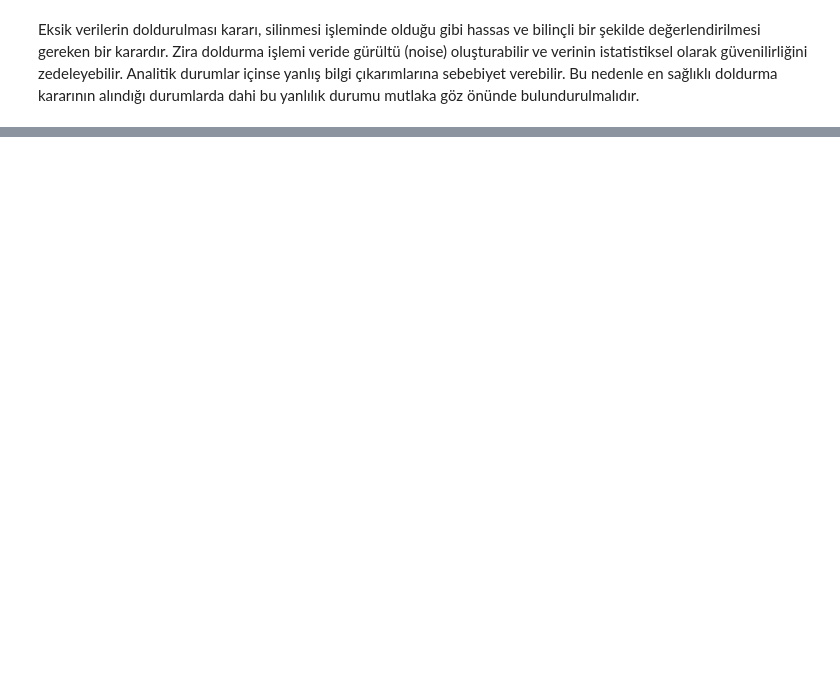
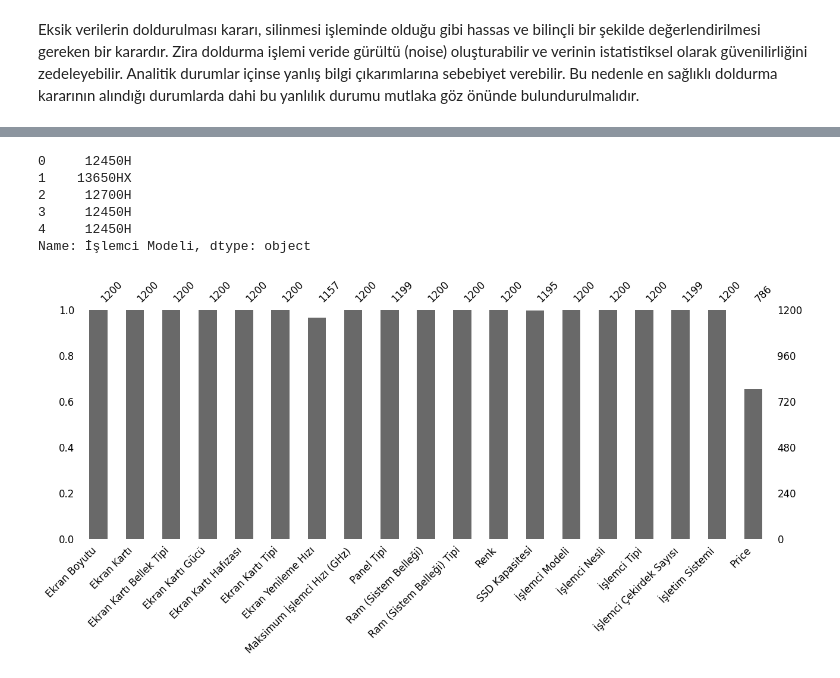
Before and after one commit to ikriyusuf/Laptop-Price-Prediction, a Jupyter notebook: data_manipulation.ipynb, the cells around one changed output, grey strips where cells are left out. Cells and saved outputs as stored; diff of their text form; code cells hidden in the pictures; blank space fills up the shorter version.

```diff
--- a/data_manipulation.ipynb
+++ b/data_manipulation.ipynb
@@ -136,0 +152,3 @@ Döngü içerisinde, mevcut kolon ismi categorical_features içerisinde bulunuyo
+# %%
+# Temizlenmiş Excel dosyasını yükleyelim
+df = pd.read_excel('cleaned_data.xlsx')
@@ -329,0 +781,9 @@ msno.bar(df = df_fillna,
+# %%
+# "Ekran Yenileme Hızı" sütununun ortalama (mean) değerini hesaplayalım
+mode_ekran_yenileme = df_fillna['Ekran Yenileme Hızı'].mode()
+print(mode_ekran_yenileme)
+
+# Ekran Yenileme Hızı sütunundaki eksik değerleri ortalama değer ile dolduralım
+df_fillna['Ekran Yenileme Hızı'].fillna(value=mode_ekran_yenileme, inplace=True)
+
+save_to_excel(df = df_fillna)
@@ -329,0 +824,3 @@ msno.bar(df = df_fillna,
+# %%
+df_fillna.drop(columns="Hard Disk Kapasitesi", axis=1, inplace=True)
+save_to_excel(df= df_fillna)
@@ -331,0 +853,21 @@ list(df_fillna.columns)
+# %%
+# 'Belirtilmemiş' değerlerini boş string ("") ile değiştirme
+df_fillna["İşlemci Modeli"] = df_fillna["İşlemci Modeli"].replace("Belirtilmemiş", "")
+
+# Boş stringleri NaN ile değiştirelim ki fillna() kullanabilelim
+df_fillna['İşlemci Modeli'].replace("", pd.NA, inplace=True)
+
+# 'İşlemci Modeli' sütunundaki en sık tekrar eden değeri (mode) bulma
+mode_islemci_değeri = df_fillna['İşlemci Modeli'].mode()[0]
+
+# Mode değerini yazdıralım
+print(f"En sık tekrar eden değer: {mode_islemci_değeri}")
+
+# Eksik (NaN) değerleri en sık tekrarlanan değerle doldurma
+df_fillna['İşlemci Modeli'].fillna(value=mode_islemci_değeri, inplace=True)
+
+# Dosyayı kaydedelim
+save_to_excel(df=df_fillna)
+
+# İşlemin tamamlandığını belirten mesaj
+print("İşlemci Modeli sütunundaki eksik veriler dolduruldu ve dosya kaydedildi.")
@@ -331,0 +890,17 @@ list(df_fillna.columns)
+# %%
+df_fillna["İşlemci Modeli"].head()
+# %% [output]
+0     12450H
+1    13650HX
+2     12700H
+3     12450H
+4     12450H
+Name: İşlemci Modeli, dtype: object
+# %%
+import missingno as msno
+
+msno.bar(df = df_fillna,
+         figsize = (15, 5),
+         fontsize = 12);
+# %% [output]
+[figure, added]
```
Also changed, not shown: parts of 80 cells of this notebook, 6 other files.
